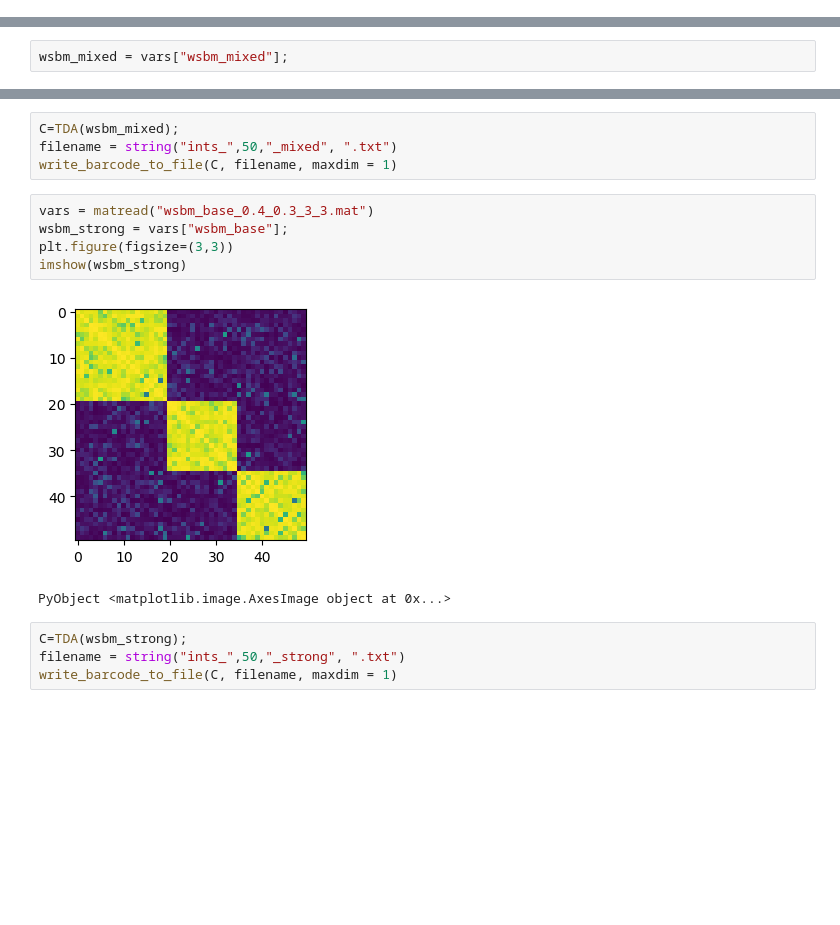
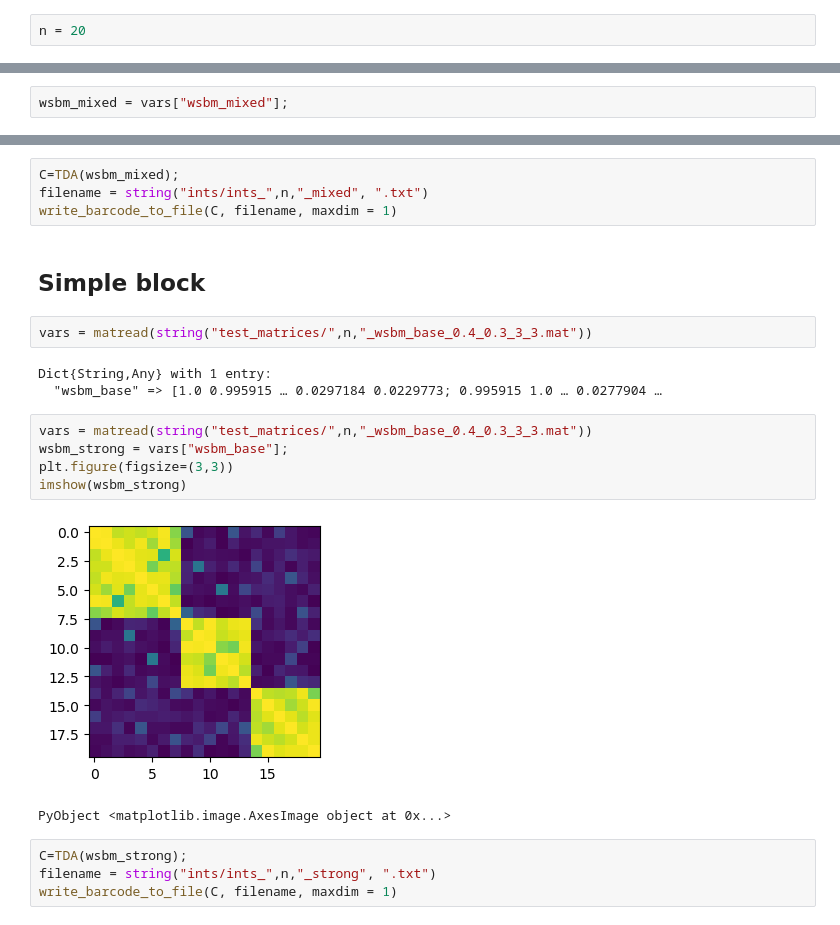
Before and after one commit to iknyazeva/WSBM, a Jupyter notebook: Julia_TDA_fromMat.ipynb, the cells around one changed output, grey strips where cells are left out. Drawn from its saved outputs; the diff is of its cells as text; blank space fills up the shorter version.

```diff
--- a/Julia_TDA_fromMat.ipynb
+++ b/Julia_TDA_fromMat.ipynb
@@ -13,0 +16,2 @@ HTML{String}("<script>\n// Immediately-invoked-function-expression to avoid glob
+# %%
+n = 20
@@ -92,17 +99,24 @@ imshow(wsbm_mixed)
 PyObject <matplotlib.image.AxesImage object at 0x...>
 # %%
 C=TDA(wsbm_mixed);
-filename = string("ints_",50,"_mixed", ".txt")
+filename = string("ints/ints_",n,"_mixed", ".txt")
 write_barcode_to_file(C, filename, maxdim = 1)
+# %% [markdown]
+## Simple block
+# %%
+vars = matread(string("test_matrices/",n,"_wsbm_base_0.4_0.3_3_3.mat"))
+# %% [output]
+Dict{String,Any} with 1 entry:
+  "wsbm_base" => [1.0 0.995915 … 0.0297184 0.0229773; 0.995915 1.0 … 0.0277904 …
 # %%
-vars = matread("wsbm_base_0.4_0.3_3_3.mat")
+vars = matread(string("test_matrices/",n,"_wsbm_base_0.4_0.3_3_3.mat"))
 wsbm_strong = vars["wsbm_base"];
 plt.figure(figsize=(3,3))
 imshow(wsbm_strong)
 # %% [output]
-[figure, old version]
+[figure, new version]
 PyObject <matplotlib.image.AxesImage object at 0x...>
 # %%
 C=TDA(wsbm_strong);
-filename = string("ints_",50,"_strong", ".txt")
+filename = string("ints/ints_",n,"_strong", ".txt")
 write_barcode_to_file(C, filename, maxdim = 1)
```
Also changed, not shown: parts of 15 cells of this notebook, 20 other files.
